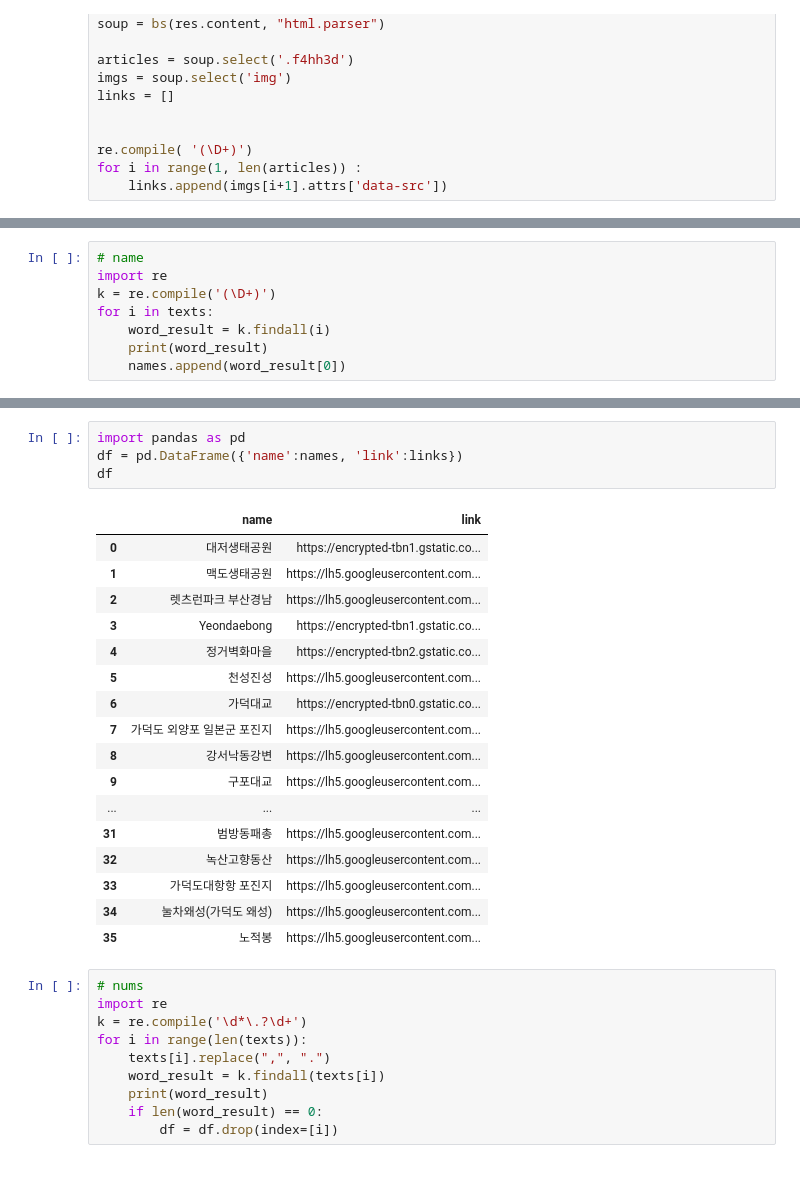
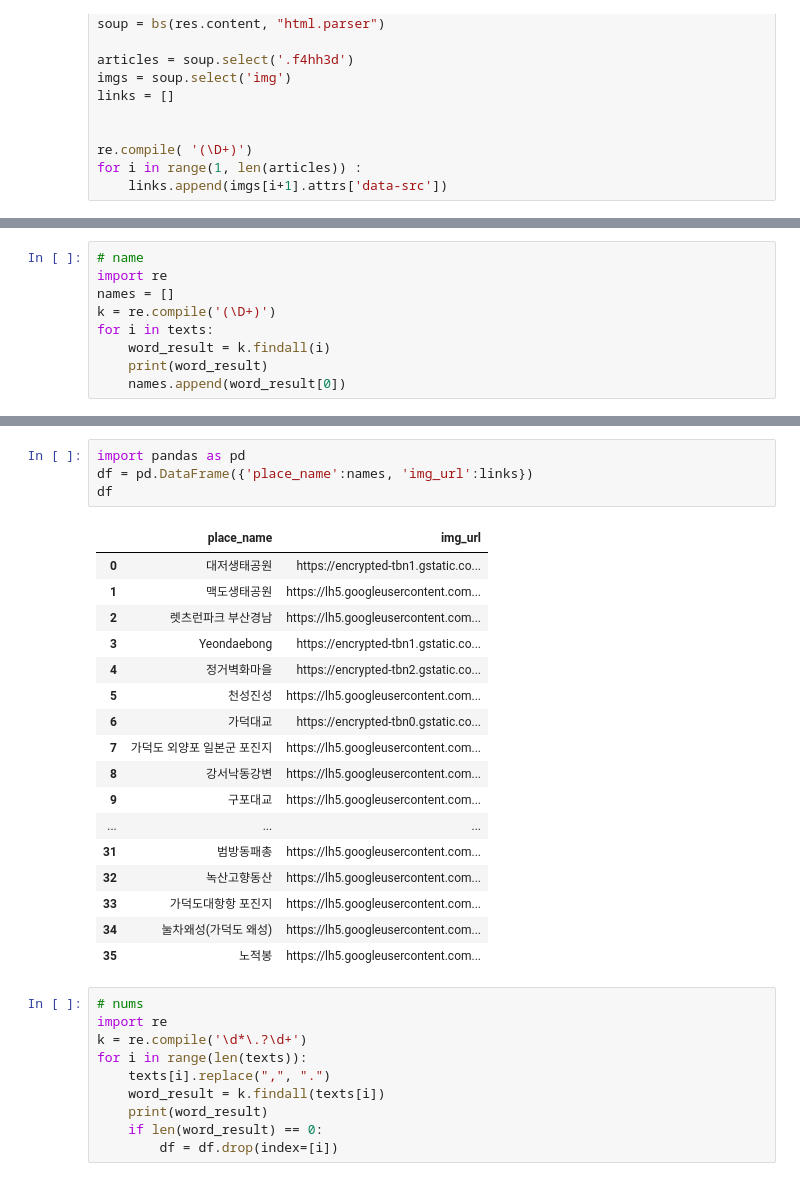
Before and after one commit to YuLim2/Gangseo-gu_project, a Jupyter notebook: google_crowling.ipynb, the cells around one changed output, grey strips where cells are left out. Cells and saved outputs as stored; diff of their text form.

Commit message:
ADD: Rename data's name

```diff
--- a/google_crowling.ipynb
+++ b/google_crowling.ipynb
@@ -73,6 +73,7 @@ link
 # %%
 # name
 import re
+names = []
 k = re.compile('(\D+)')
 for i in texts:
     word_result = k.findall(i)
@@ -118,10 +119,10 @@ names
  '노적봉']
 # %%
 import pandas as pd
-df = pd.DataFrame({'name':names, 'link':links})
+df = pd.DataFrame({'place_name':names, 'img_url':links})
 df
 # %% [output]
-|  | name | link |
+|  | place_name | img_url |
 | 0 | 대저생태공원 | https://encrypted-tbn1.gstatic.co... |
 | 1 | 맥도생태공원 | https://lh5.googleusercontent.com... |
 | 2 | 렛츠런파크 부산경남 | https://lh5.googleusercontent.com... |
```
Also changed, not shown: parts of 7 cells of this notebook.
